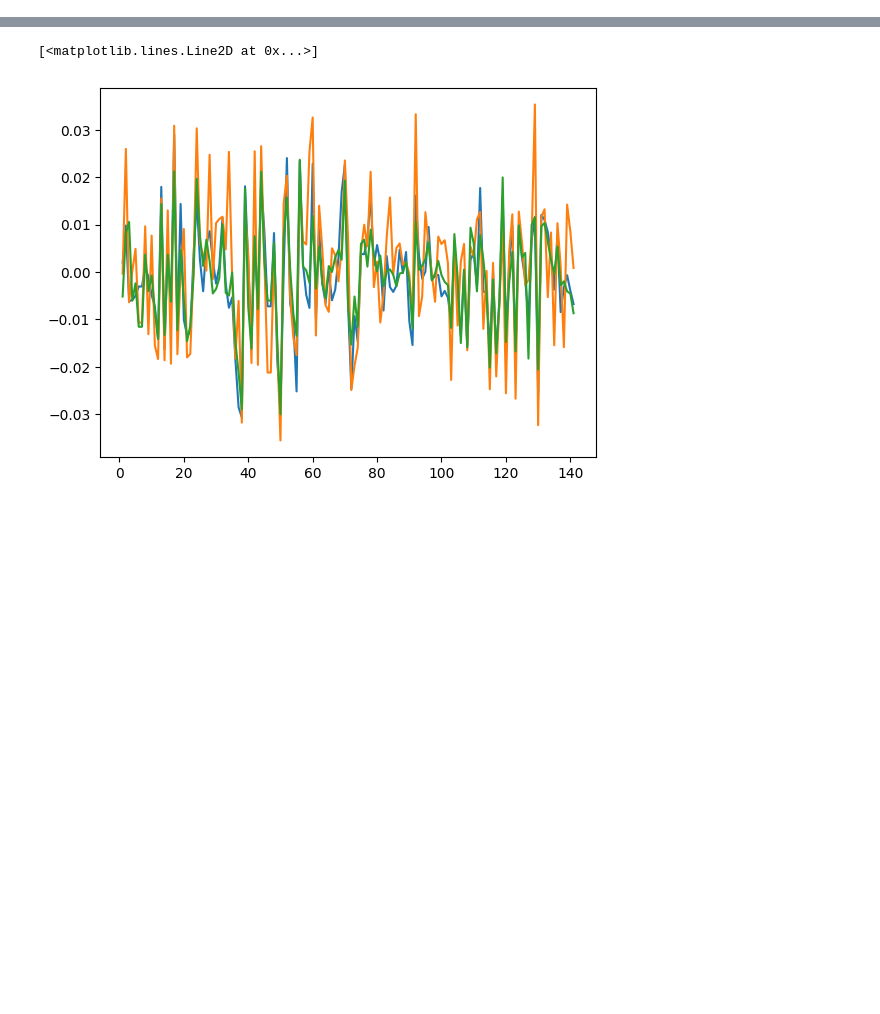
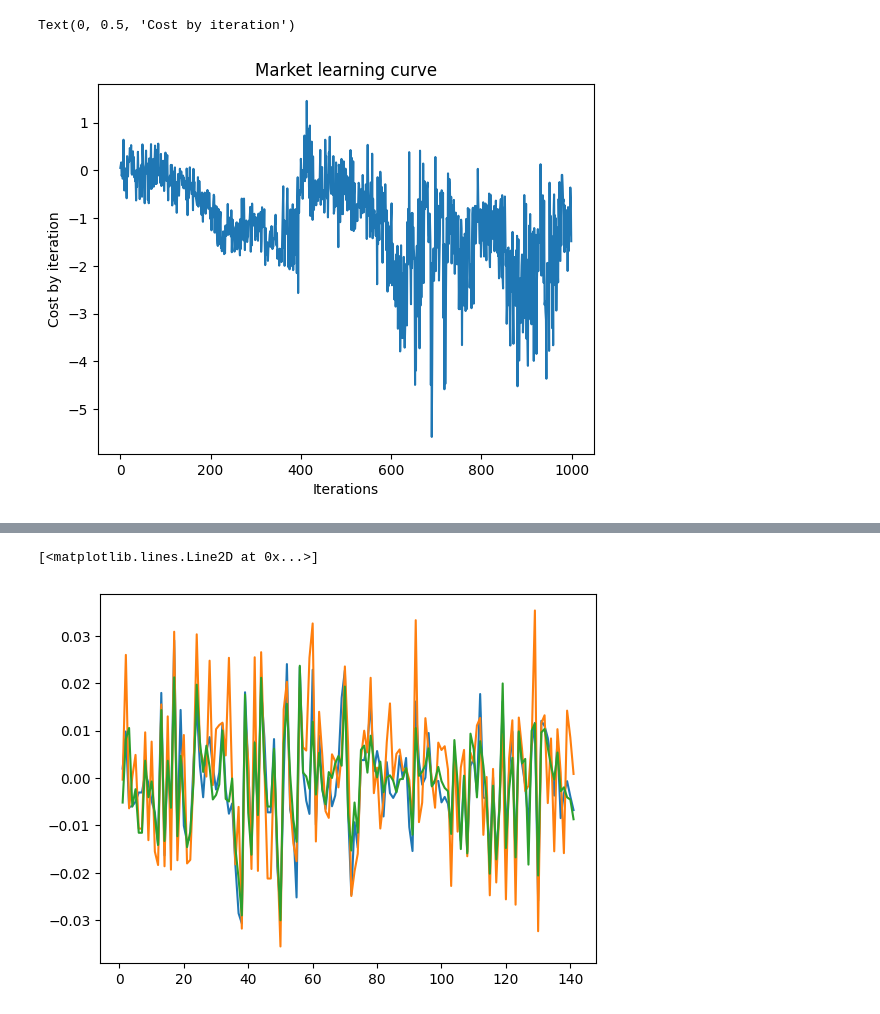
Before and after one commit to Matteus1904/portfolio_opt_regelum, a Jupyter notebook: experiments.ipynb, the cells around one changed output, grey strips where cells are left out. Saved outputs shown, nothing was run; the diff lists cells and outputs as text; code cells hidden in the pictures; blank space fills up the shorter version.

```diff
--- a/experiments.ipynb
+++ b/experiments.ipynb
@@ -5,0 +28,8 @@ from scipy.stats import ttest_ind
+# %%
+plt.plot(market)
+plt.xlabel('Iterations')
+plt.title('Market learning curve')
+plt.ylabel('Cost by iteration')
+# %% [output]
+Text(0, 0.5, 'Cost by iteration')
+[figure, added]
```
Also changed, not shown: parts of 11 cells of this notebook, 14 other files.
